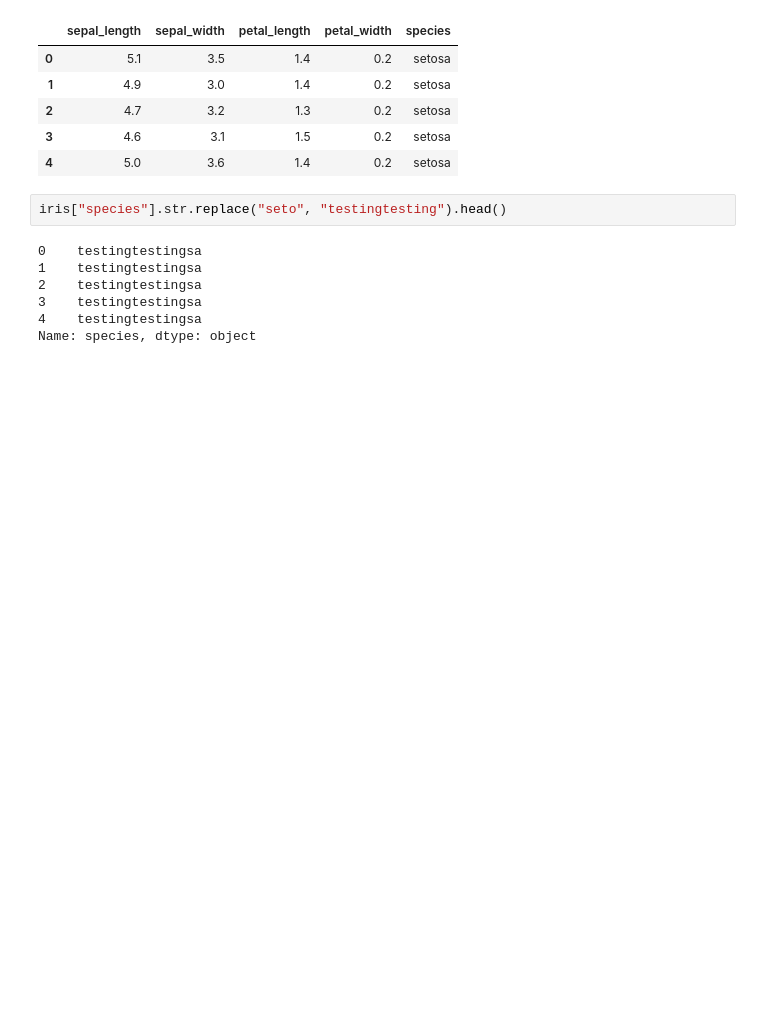
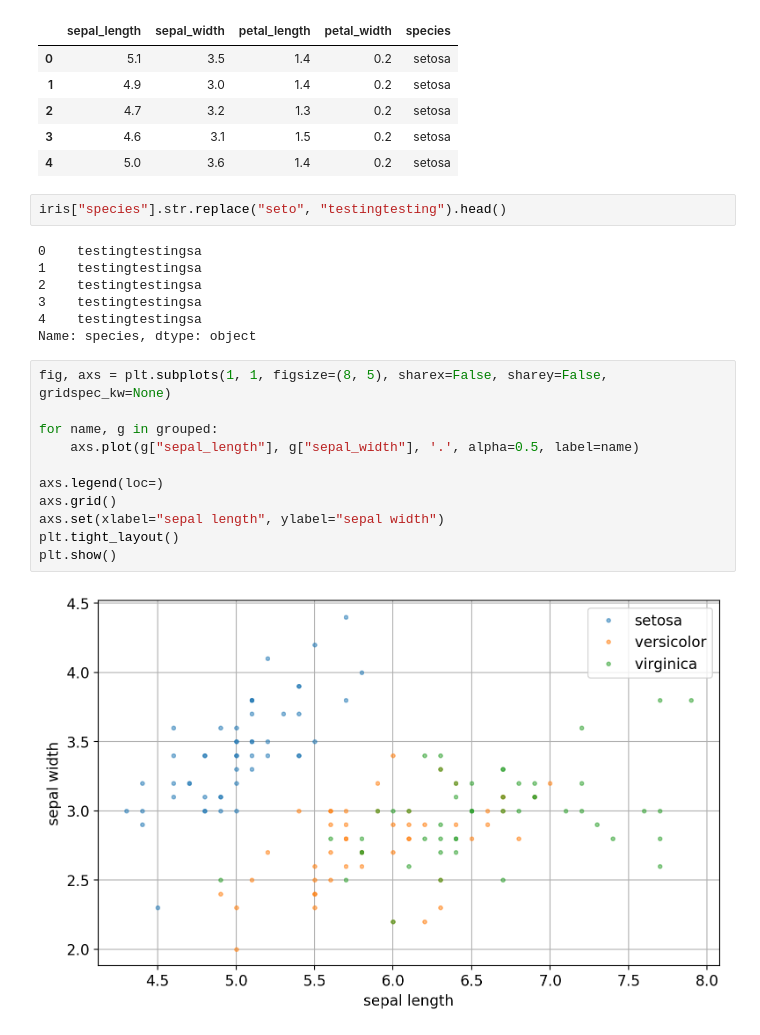
Before and after one commit to ysBach/SNU_SPLIT_13, a Jupyter notebook: 04-pandas.ipynb, the cells around one changed output. Saved outputs shown, nothing was run; the diff lists cells and outputs as text; blank space fills up the shorter version.

```diff
--- a/04-pandas.ipynb
+++ b/04-pandas.ipynb
@@ -368,3 +400,16 @@ iris["species"].str.replace("seto", "testingtesting").head()
 3    testingtestingsa
 4    testingtestingsa
 Name: species, dtype: object
+# %%
+fig, axs = plt.subplots(1, 1, figsize=(8, 5), sharex=False, sharey=False, gridspec_kw=None)
+
+for name, g in grouped:
+    axs.plot(g["sepal_length"], g["sepal_width"], '.', alpha=0.5, label=name)
+
+axs.legend(loc=)
+axs.grid()
+axs.set(xlabel="sepal length", ylabel="sepal width")
+plt.tight_layout()
+plt.show()
+# %% [output]
+[figure, added]
```
Also changed, not shown: parts of 5 cells of this notebook, 2 other files.
